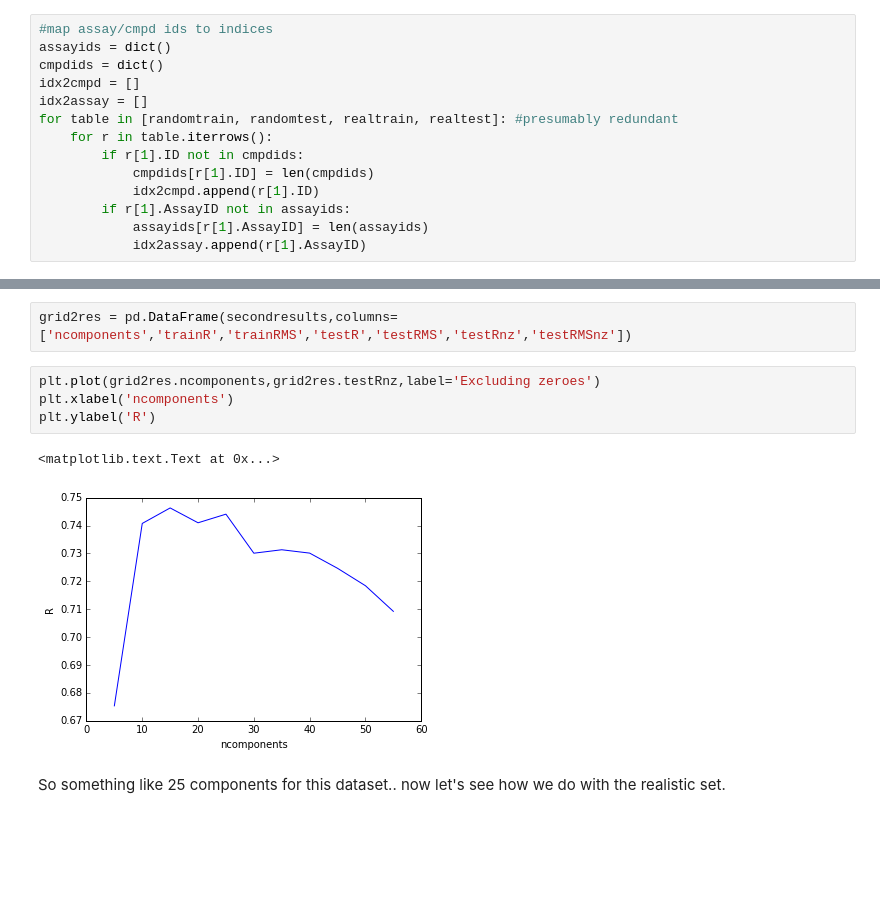
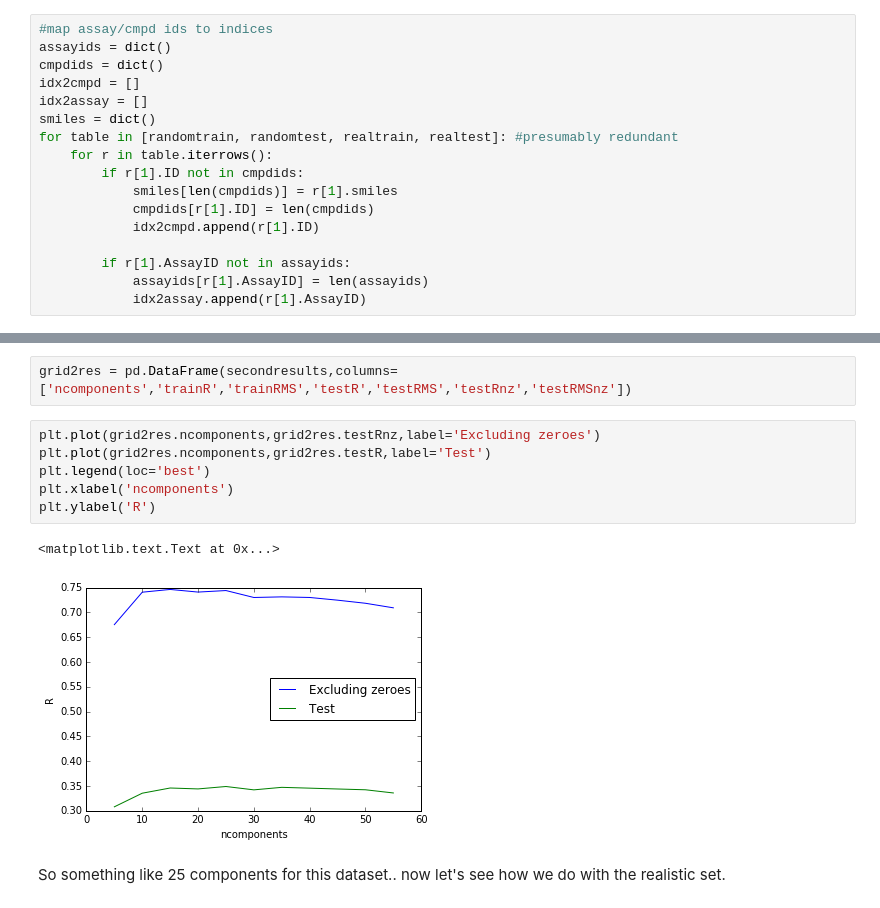
Before and after one commit to dkoes/notebooks, a Jupyter notebook: matrix_factorization.ipynb, the cells around one changed output, grey strips where cells are left out. Saved outputs shown, nothing was run; the diff lists cells and outputs as text; blank space fills up the shorter version.

```diff
--- a/matrix_factorization.ipynb
+++ b/matrix_factorization.ipynb
@@ -25,11 +25,14 @@ assayids = dict()
 cmpdids = dict()
 idx2cmpd = []
 idx2assay = []
+smiles = dict()
 for table in [randomtrain, randomtest, realtrain, realtest]: #presumably redundant
     for r in table.iterrows():
         if r[1].ID not in cmpdids:
+            smiles[len(cmpdids)] = r[1].smiles
             cmpdids[r[1].ID] = len(cmpdids)
             idx2cmpd.append(r[1].ID)
+
         if r[1].AssayID not in assayids:
             assayids[r[1].AssayID] = len(assayids)
             idx2assay.append(r[1].AssayID)
@@ -192,11 +195,13 @@ for ncomponents in range(5,60,5):
 grid2res = pd.DataFrame(secondresults,columns=['ncomponents','trainR','trainRMS','testR','testRMS','testRnz','testRMSnz'])
 # %%
 plt.plot(grid2res.ncomponents,grid2res.testRnz,label='Excluding zeroes')
+plt.plot(grid2res.ncomponents,grid2res.testR,label='Test')
+plt.legend(loc='best')
 plt.xlabel('ncomponents')
 plt.ylabel('R')
 # %% [output]
 <matplotlib.text.Text at 0x...>
-[figure, old version]
+[figure, new version]
 # %% [markdown]
 So something like 25 components for this dataset.. now let's see how we do with the realistic set.
 # %%
```
Also changed, not shown: parts of 33 cells of this notebook.
